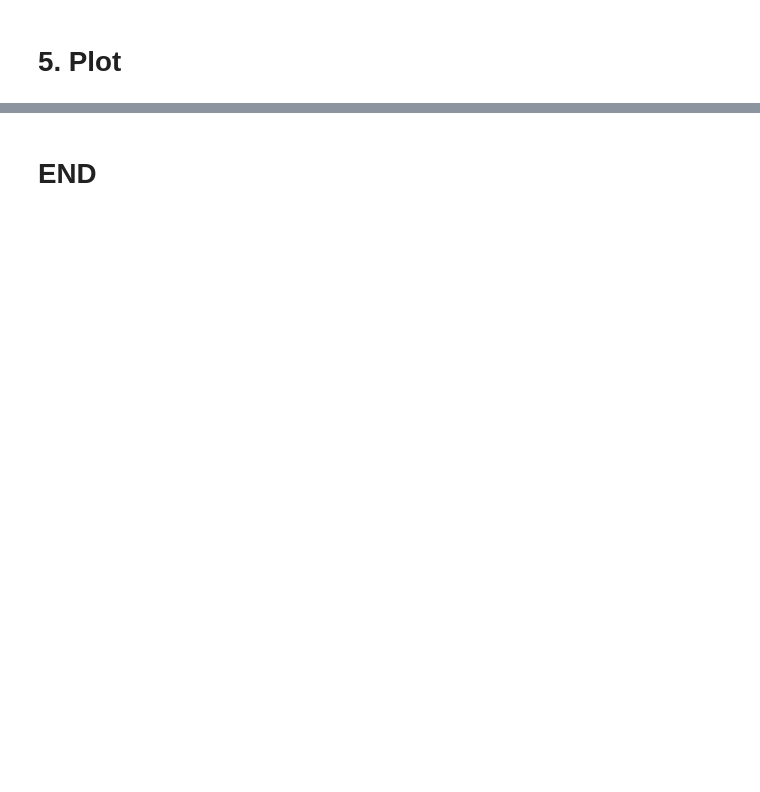
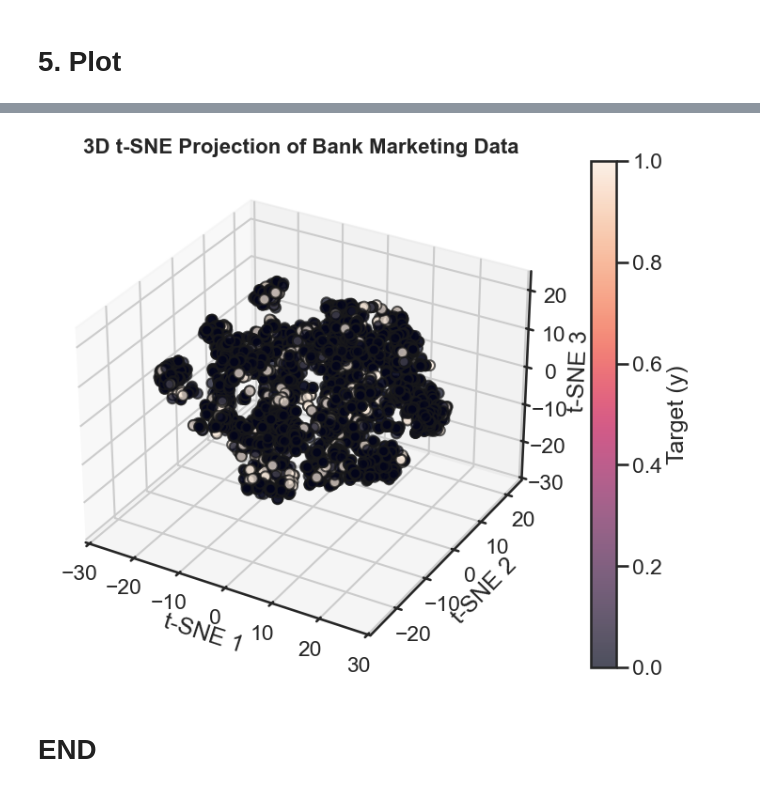
Before and after one commit to ShirsenduRyo/06-Segmentations, a Jupyter notebook: notebooks/0 The EDA.ipynb, the cells around one changed output, grey strips where cells are left out. Saved outputs shown, nothing was run; the diff lists cells and outputs as text; code cells hidden in the pictures; blank space fills up the shorter version.

```diff
--- a/notebooks/0 The EDA.ipynb
+++ b/notebooks/0 The EDA.ipynb
@@ -339,2 +332,22 @@ plt.show()
+# %%
+tsne_3d = TSNE(n_components=3, random_state=42, perplexity=30)
+X_tsne_3d = tsne_3d.fit_transform(X)
+
+fig = plt.figure(figsize=(10,7))
+ax = fig.add_subplot(111, projection="3d")
+
+sc = ax.scatter(
+    X_tsne_3d[:,0], X_tsne_3d[:,1], X_tsne_3d[:,2],
+    c=y, alpha=0.7, s=60, edgecolor="k"
+)
+
+ax.set_xlabel("t-SNE 1")
+ax.set_ylabel("t-SNE 2")
+ax.set_zlabel("t-SNE 3")
+ax.set_title("3D t-SNE Projection of Bank Marketing Data", fontsize=16, weight="bold")
+fig.colorbar(sc, ax=ax, label="Target (y)")
+plt.show()
+# %% [output]
+[figure, added]
 # %% [markdown]
 # END
```
Also changed, not shown: parts of 10 cells of this notebook.
